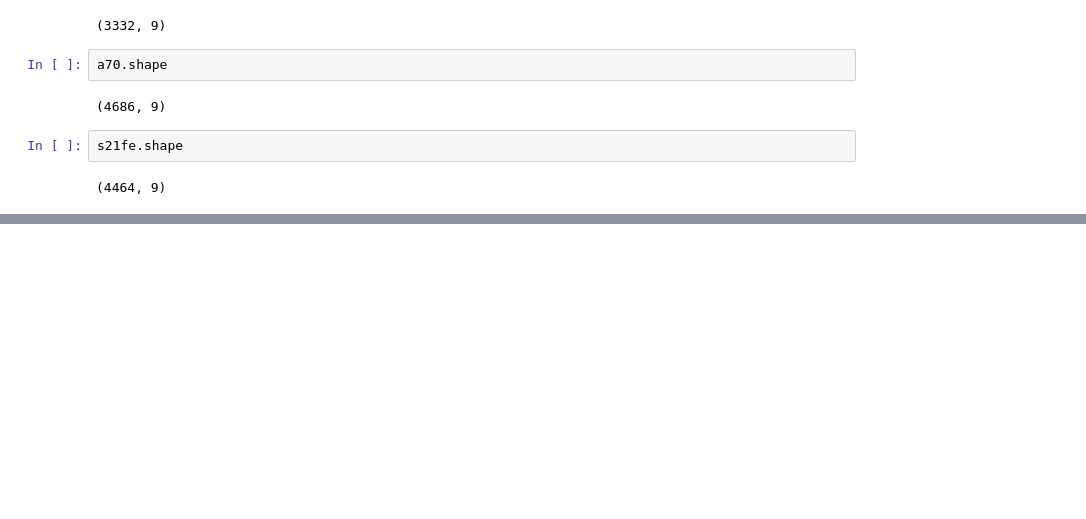
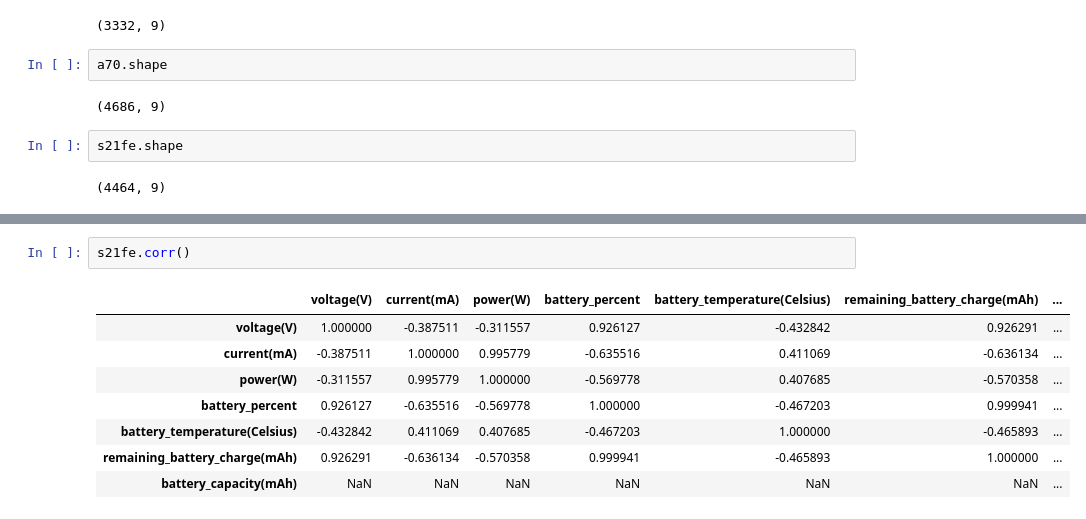
Before and after one commit to hrishi463/Phone-Battery, a Jupyter notebook: new_main.ipynb, the cells around one changed output, grey strips where cells are left out. Saved outputs shown, nothing was run; the diff lists cells and outputs as text; blank space fills up the shorter version.

```diff
--- a/new_main.ipynb
+++ b/new_main.ipynb
@@ -123,0 +148,11 @@ Pixel 6A Max Temp 42.7
+# %%
+s21fe.corr()
+# %% [output]
+|  | voltage(V) | current(mA) | power(W) | battery_percent | battery_temperature(Celsius) | remaining_battery_charge(mAh) | ... |
+| voltage(V) | 1.000000 | -0.387511 | -0.311557 | 0.926127 | -0.432842 | 0.926291 | ... |
+| current(mA) | -0.387511 | 1.000000 | 0.995779 | -0.635516 | 0.411069 | -0.636134 | ... |
+| power(W) | -0.311557 | 0.995779 | 1.000000 | -0.569778 | 0.407685 | -0.570358 | ... |
+| battery_percent | 0.926127 | -0.635516 | -0.569778 | 1.000000 | -0.467203 | 0.999941 | ... |
+| battery_temperature(Celsius) | -0.432842 | 0.411069 | 0.407685 | -0.467203 | 1.000000 | -0.465893 | ... |
+| remaining_battery_charge(mAh) | 0.926291 | -0.636134 | -0.570358 | 0.999941 | -0.465893 | 1.000000 | ... |
+| battery_capacity(mAh) | NaN | NaN | NaN | NaN | NaN | NaN | ... |
```
Also changed, not shown: parts of 4 cells of this notebook.
